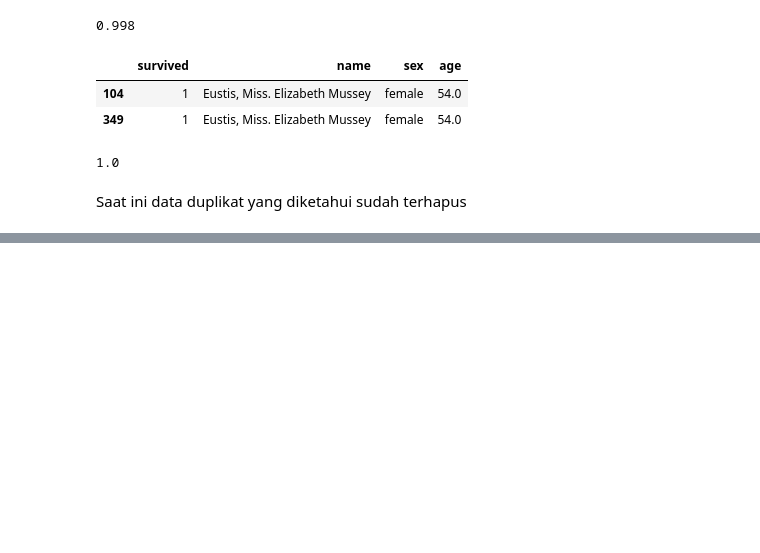
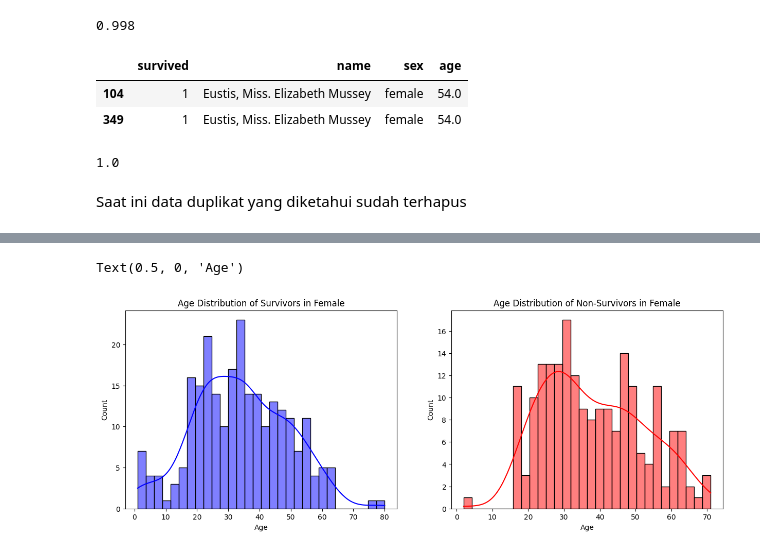
Before and after one commit to ally-sketch/DATA-SCIENCE-, a Jupyter notebook: Basic Python and Data Intelligence/Dibimbing/template_assignment.ipynb, the cells around one changed output, grey strips where cells are left out. Saved outputs shown, nothing was run; the diff lists cells and outputs as text; code cells hidden in the pictures; blank space fills up the shorter version.

```diff
--- a/Basic Python and Data Intelligence/Dibimbing/template_assignment.ipynb
+++ b/Basic Python and Data Intelligence/Dibimbing/template_assignment.ipynb
@@ -160,0 +331,12 @@ Saat ini data duplikat yang diketahui sudah terhapus
+# %%
+fig, ax = plt.subplots(1, 2, figsize=(15, 5))
+sns.histplot(df[df['survived'] == 1]['age'], bins=30, kde=True, ax = ax[0], color='blue')
+ax[0].set_title('Age Distribution of Survivors in Female')
+ax[0].set_xlabel('Age')
+
+sns.histplot(df[df['survived'] == 0]['age'], bins=30, kde=True, ax = ax[1], color='red')
+ax[1].set_title('Age Distribution of Non-Survivors in Female')
+ax[1].set_xlabel('Age')
+# %% [output]
+Text(0.5, 0, 'Age')
+[figure, added]
```
Also changed, not shown: parts of 19 cells of this notebook.
